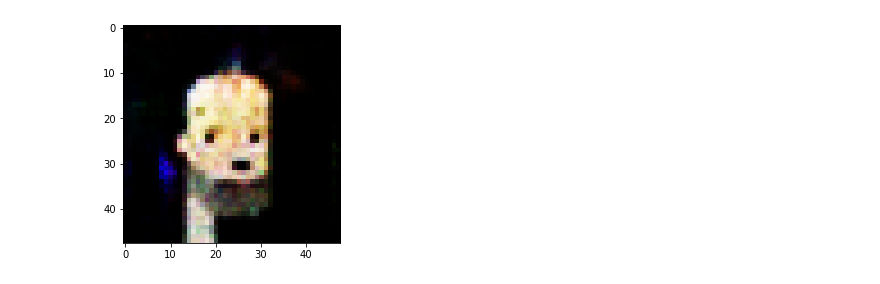
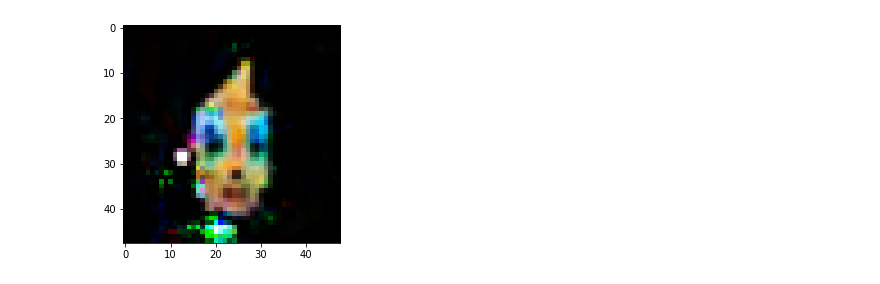
Before and after one commit to JQH84/Stegnographic-DCGAN-NFTs, a Jupyter notebook: generate.ipynb, the cells around one changed output. Cells and saved outputs as stored; diff of their text form; code cells hidden in the pictures.

```diff
--- a/generate.ipynb
+++ b/generate.ipynb
@@ -6,6 +10,11 @@ import cv2
+# %%
+filename = 'cryptopunk3.jpeg'
 # %%
-model =  tf.keras.models.load_model('./my_model.h5')
+model =  tf.keras.models.load_model('Cryptopunk_model_image.h5')
 model.compile(optimizer = 'Adam', loss=None)
 img = model.predict(tf.random.normal([1, 5]))
+plt.imshow(img[0, :, :, :])
+plt.savefig(filename)
+plt.show()
 # %% [output]
 WARNING:tensorflow:No training configuration found in the save file, so the model was *not* compiled. Compile it manually.
@@ -13,5 +23 @@ WARNING:tensorflow:No training configuration found in the save file, so the mode
+[figure, added]
-# %%
-plt.imshow(img[0, :, :, :])
-plt.show()
-# %% [output]
-[figure, removed]
```
Also changed, not shown: parts of 7 cells of this notebook, 7 other files.
